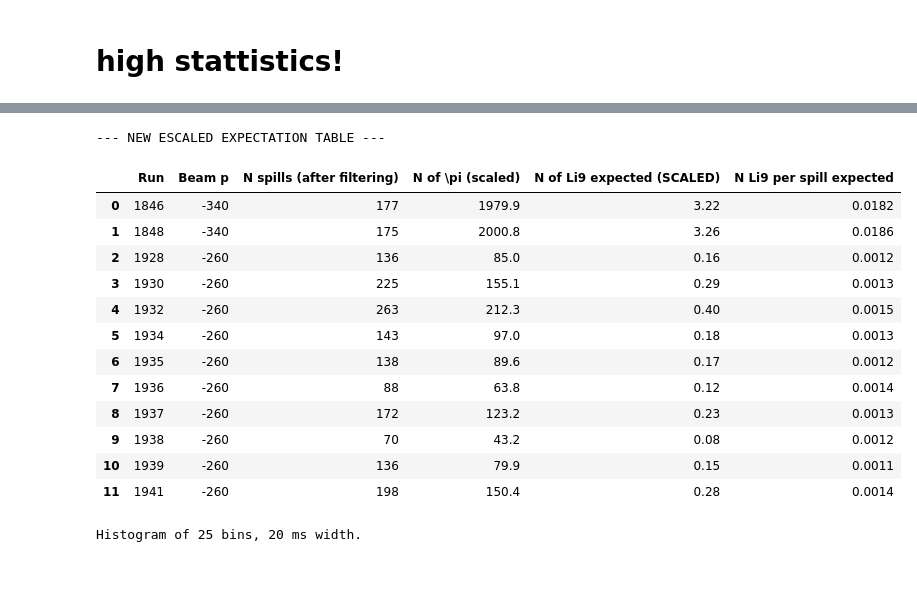
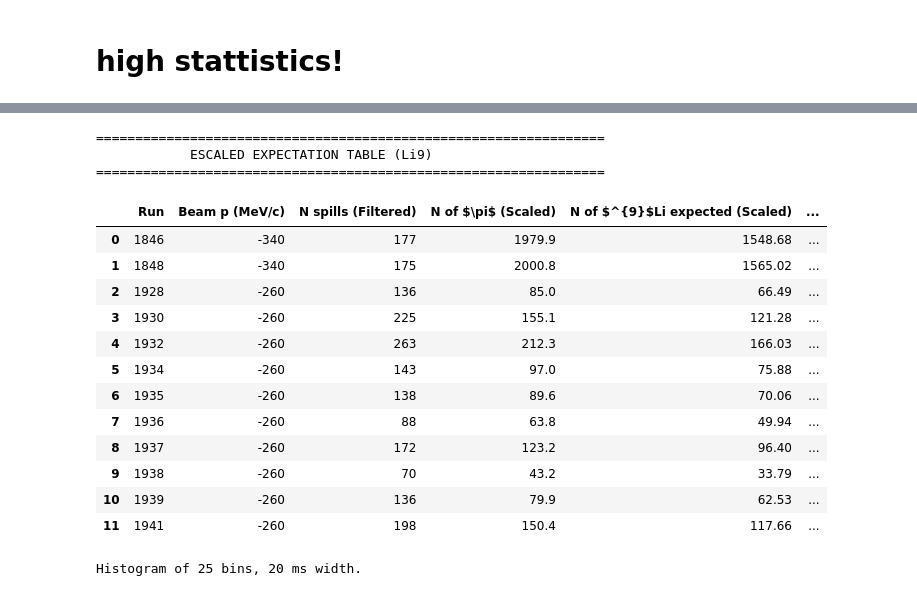
Before and after one commit to elenaramos44/9Li_analysis, a Jupyter notebook: notebooks/multilat_vertex.ipynb, the cells around one changed output, grey strips where cells are left out. Saved outputs shown, nothing was run; the diff lists cells and outputs as text; code cells hidden in the pictures.

```diff
--- a/notebooks/multilat_vertex.ipynb
+++ b/notebooks/multilat_vertex.ipynb
@@ -1039,7 +1039,7 @@ NameError: name 'df_fv' is not defined
 import glob
 from scipy.optimize import curve_fit
 
-pattern = '/scratch/elena/9Li/results/filtered_cluster_candidates/df_fv_run1*_range(15-50)_p340_z_limited_v2.pkl'
+pattern = '/scratch/elena/9Li/results/filtered_cluster_candidates/df_fv_run1*_range(15-50)_p260_z_limited_v2.pkl'
 all_files = glob.glob(pattern)
 all_files.sort()
 
@@ -1163,15 +1171,20 @@ Processing files run by run...
 import os
 import re
 import pandas as pd
+import IPython.display as ipd
 
-# 1. Diccionario con los spills reales filtrados (extraídos de tu OBSERVATION)
+# =====================================================================
+# 1. DICCIONARIO CON LOS SPILLS REALES FILTRADOS (De tus observaciones)
+# =====================================================================
 spills_filtrados_dict = {
     1846: 177, 1848: 175,
     1928: 136, 1930: 225, 1932: 263, 1934: 143, 1935: 138,
     1936: 88,  1937: 172, 1938: 70,  1939: 136, 1941: 198
 }
 
-# 2. Tu dataset bruto original de EXPECTATION (en un diccionario para procesarlo)
+# =====================================================================
+# 2. DATASET ORIGINAL BRUTO DE EXPECTATIVAS
+# =====================================================================
 raw_expectation_data = [
     {'run': 1846, 'p': -340, 'n_pi': 3009, 'spills_raw': 269},
     {'run': 1848, 'p': -340, 'n_pi': 2904, 'spills_raw': 254},
@@ -1183,65 +1196,70 @@ raw_expectation_data = [
     {'run': 1936, 'p': -260, 'n_pi': 230,  'spills_raw': 317},
     {'run': 1937, 'p': -260, 'n_pi': 316,  'spills_raw': 441},
     {'run': 1938, 'p': -260, 'n_pi': 158,  'spills_raw': 256},
     {'run': 1939, 'p': -260, 'n_pi': 241,  'spills_raw': 410},
     {'run': 1941, 'p': -260, 'n_pi': 392,  'spills_raw': 516},
 ]
 
-# 3. Constantes físicas del modelo "At Rest" (con delta_t integrado)
-factor_340 = 0.001627
-factor_260 = 0.001877
+
+P_int = 1.0
+P_t_window = 0.7822
+factor_modelo = P_int * P_t_window
 
 scaled_summary = []
 
 for run_data in raw_expectation_data:
     run_id = run_data['run']
     p_beam = run_data['p']
     n_pi_raw = run_data['n_pi']
     spills_raw = run_data['spills_raw']
 
-    # Obtener los spills que sobrevivieron a tus filtros
+    #spills filtrados correspondientes
     spills_filtered = spills_filtrados_dict.get(run_id, spills_raw)
 
-    # PASO CLAVE: Escalar los piones a la fracción de spills analizados
+    #escalar los piones a la fracción de spills útiles
     n_pi_scaled = n_pi_raw * (spills_filtered / spills_raw)
 
-    # Seleccionar el factor según el momentum del haz
-    factor = factor_340 if p_beam == -340 else factor_260
+    # N  esperado de isótopos de Li9
+    n_li9_expected_scaled = n_pi_scaled * factor_modelo
 
-    # Calcular las nuevas columnas de expectativa escalada
-    n_li9_expected_scaled = n_pi_scaled * factor
-
-    # El promedio por spill esperado se calcula sobre los spills analizados reales
+    #Average de Li9 esperado por cada spill analizado real
     n_li9_per_spill_scaled = n_li9_expected_scaled / spills_filtered if spills_filtered > 0 else 0.0
 
     scaled_summary.append({
         'Run': run_id,
-        'Beam p': p_beam,
-        'N spills (after filtering)': spills_filtered,
-        'N of \pi (scaled)': round(n_pi_scaled, 1),
-        'N of Li9 expected (SCALED)': round(n_li9_expected_scaled, 2),
-        'N Li9 per spill expected': round(n_li9_per_spill_scaled, 4)
+        'Beam p (MeV/c)': p_beam,
+        'N spills (Filtered)': spills_filtered,
+        'N of $\pi$ (Scaled)': round(n_pi_scaled, 1),
+        'N of $^{9}$Li expected (Scaled)': round(n_li9_expected_scaled, 2),
+        'N $^{9}$Li per Spill expected': round(n_li9_per_spill_scaled, 4)
     })
 
+
 df_expectation_scaled = pd.DataFrame(scaled_summary)
-print("\n--- NEW ESCALED EXPECTATION TABLE ---")
-import IPython.display as ipd
+
+print("\n" + "="*65)
+print("            ESCALED EXPECTATION TABLE (Li9)")
+print("="*65)
+
+
 ipd.display(df_expectation_scaled)
 # %% [output]
---- NEW ESCALED EXPECTATION TABLE ---
+=================================================================
+            ESCALED EXPECTATION TABLE (Li9)
+=================================================================
-|  | Run | Beam p | N spills (after filtering) | N of \pi (scaled) | N of Li9 expected (SCALED) | N Li9 per spill expected |
-| 0 | 1846 | -340 | 177 | 1979.9 | 3.22 | 0.0182 |
-| 1 | 1848 | -340 | 175 | 2000.8 | 3.26 | 0.0186 |
-| 2 | 1928 | -260 | 136 | 85.0 | 0.16 | 0.0012 |
-| 3 | 1930 | -260 | 225 | 155.1 | 0.29 | 0.0013 |
-| 4 | 1932 | -260 | 263 | 212.3 | 0.40 | 0.0015 |
-| 5 | 1934 | -260 | 143 | 97.0 | 0.18 | 0.0013 |
-| 6 | 1935 | -260 | 138 | 89.6 | 0.17 | 0.0012 |
-| 7 | 1936 | -260 | 88 | 63.8 | 0.12 | 0.0014 |
-| 8 | 1937 | -260 | 172 | 123.2 | 0.23 | 0.0013 |
-| 9 | 1938 | -260 | 70 | 43.2 | 0.08 | 0.0012 |
-| 10 | 1939 | -260 | 136 | 79.9 | 0.15 | 0.0011 |
-| 11 | 1941 | -260 | 198 | 150.4 | 0.28 | 0.0014 |
+|  | Run | Beam p (MeV/c) | N spills (Filtered) | N of $\pi$ (Scaled) | N of $^{9}$Li expected (Scaled) | ... |
+| 0 | 1846 | -340 | 177 | 1979.9 | 1548.68 | ... |
+| 1 | 1848 | -340 | 175 | 2000.8 | 1565.02 | ... |
+| 2 | 1928 | -260 | 136 | 85.0 | 66.49 | ... |
+| 3 | 1930 | -260 | 225 | 155.1 | 121.28 | ... |
+| 4 | 1932 | -260 | 263 | 212.3 | 166.03 | ... |
+| 5 | 1934 | -260 | 143 | 97.0 | 75.88 | ... |
+| 6 | 1935 | -260 | 138 | 89.6 | 70.06 | ... |
+| 7 | 1936 | -260 | 88 | 63.8 | 49.94 | ... |
+| 8 | 1937 | -260 | 172 | 123.2 | 96.40 | ... |
+| 9 | 1938 | -260 | 70 | 43.2 | 33.79 | ... |
+| 10 | 1939 | -260 | 136 | 79.9 | 62.53 | ... |
+| 11 | 1941 | -260 | 198 | 150.4 | 117.66 | ... |
 # %%
 bin_width = 20 #ms
 bins = np.arange(0, 500 + bin_width, bin_width)
```
Also changed, not shown: parts of 25 cells of this notebook, 2 other files.
